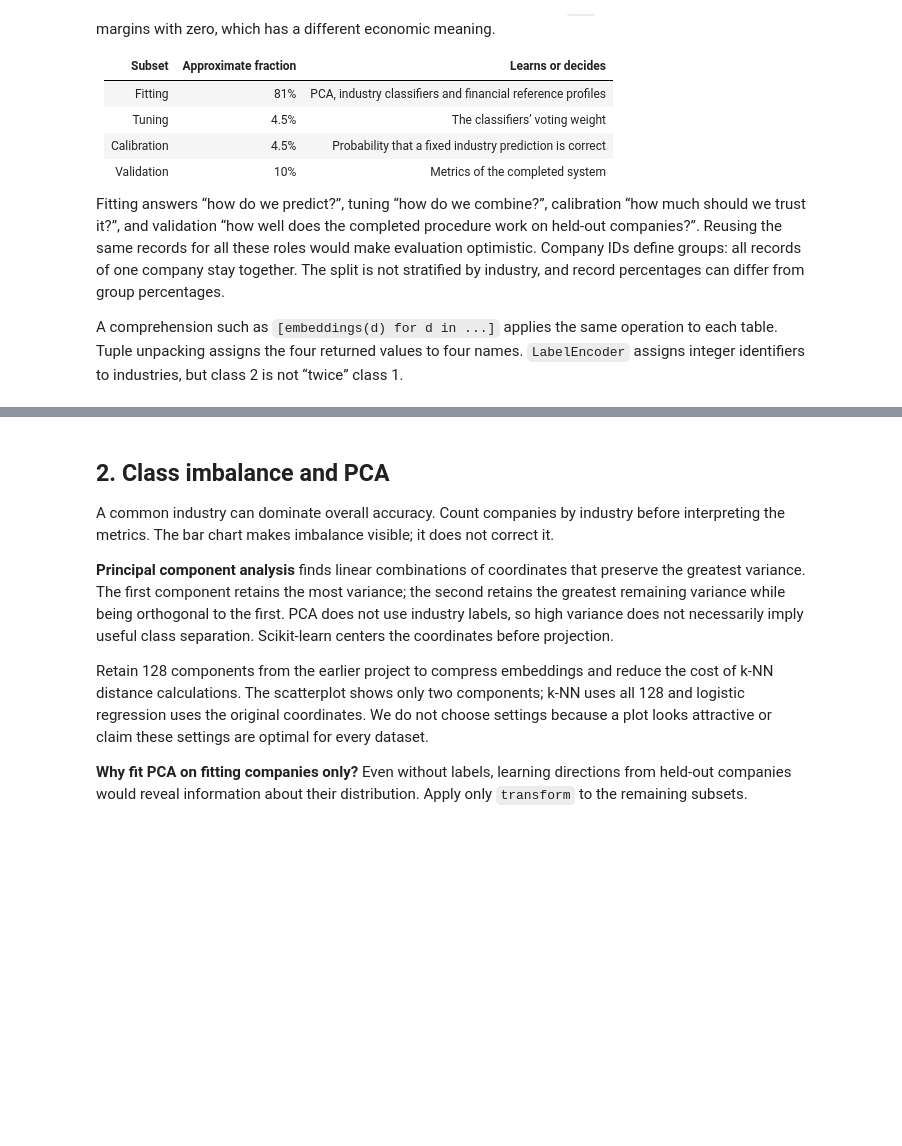
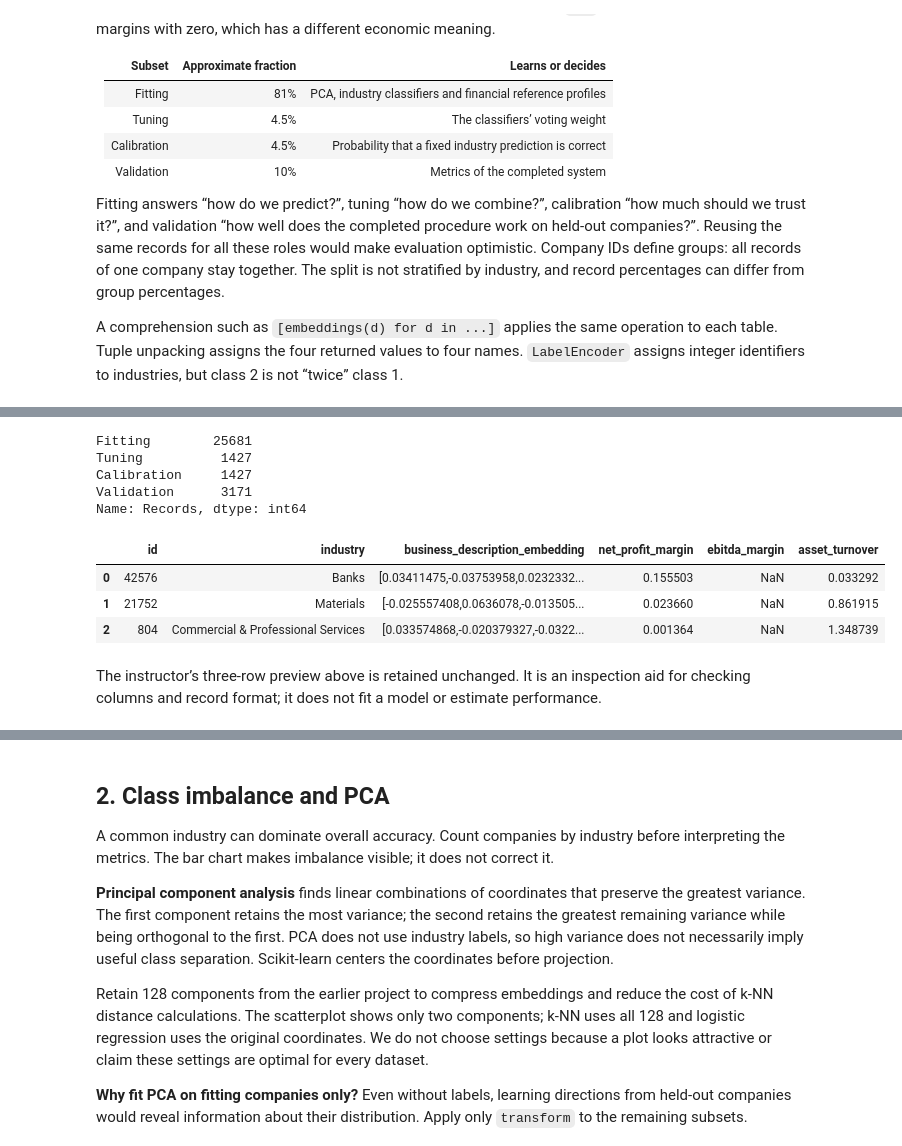
Before and after one commit to ClPRlAN/FDS26, a Jupyter notebook: industry_classification_commented.ipynb, the cells around one changed output, grey strips where cells are left out. Drawn from its saved outputs; the diff is of its cells as text; code cells hidden in the pictures; blank space fills up the shorter version.

```diff
--- a/industry_classification_commented.ipynb
+++ b/industry_classification_commented.ipynb
@@ -104,23 +120,9 @@ df_tune, df_cal = split(df_development, 0.5)
 display(pd.Series([len(d) for d in [df_fit, df_tune, df_cal, df_val]],
                   # The Series labels identify the purpose of each record count.
                   index=['Fitting', 'Tuning', 'Calibration', 'Validation'], name='Records'))
-
-# Each company has a semantic vector; this helper builds the numerical matrix required by the models.
-def embeddings(companies):
-    # map converts each embedding value while retaining company order.
-    values = companies['business_description_embedding'].map(
-        # The lambda parses strings only; embeddings that are already lists or arrays remain usable.
-        lambda value: ast.literal_eval(value) if isinstance(value, str) else value)
-    # The matrix shape is (companies, embedding dimensions); float32 halves storage compared with float64.
-    return np.array(values.tolist(), dtype=np.float32)
-
-# Apply the same conversion to every subset to preserve coordinate meaning and numerical type.
-X_fit, X_tune, X_cal, X_val = [embeddings(d) for d in [df_fit, df_tune, df_cal, df_val]]
-# Learn class names from fitting companies; the integer codes identify industries but have no numerical ordering meaning.
-le = LabelEncoder().fit(df_fit['industry'])
-# Set union | and subset comparison <= verify that every held-out industry occurs in fitting.
-assert set(df_tune['industry']) | set(df_cal['industry']) | set(df_val['industry']) <= set(le.classes_)
-# transform reuses the fitted label mapping; each y contains one label for each row of its corresponding X.
-y_fit, y_tune, y_cal, y_val = [le.transform(d['industry']) for d in [df_fit, df_tune, df_cal, df_val]]
-# shape[1] counts embedding coordinates; len(le.classes_) counts industries, not companies.
-print('Embedding dimensions:', X_fit.shape[1], '| Industries:', len(le.classes_))
+# %% [output]
+Fitting        25681
+Tuning          1427
+Calibration     1427
+Validation      3171
+Name: Records, dtype: int64
@@ -126,0 +141,9 @@ print('Embedding dimensions:', X_fit.shape[1], '| Industries:', len(le.classes_)
+# %%
+df_train.head(3)
+# %% [output]
+|  | id | industry | business_description_embedding | net_profit_margin | ebitda_margin | asset_turnover |
+| 0 | 42576 | Banks | [0.03411475,-0.03753958,0.0232332... | 0.155503 | NaN | 0.033292 |
+| 1 | 21752 | Materials | [-0.025557408,0.0636078,-0.013505... | 0.023660 | NaN | 0.861915 |
+| 2 | 804 | Commercial & Professional Services | [0.033574868,-0.020379327,-0.0322... | 0.001364 | NaN | 1.348739 |
+# %% [markdown]
+The instructor’s three-row preview above is retained unchanged. It is an inspection aid for checking columns and record format; it does not fit a model or estimate performance.
```
Also changed, not shown: parts of 56 cells of this notebook, 7 other files.
